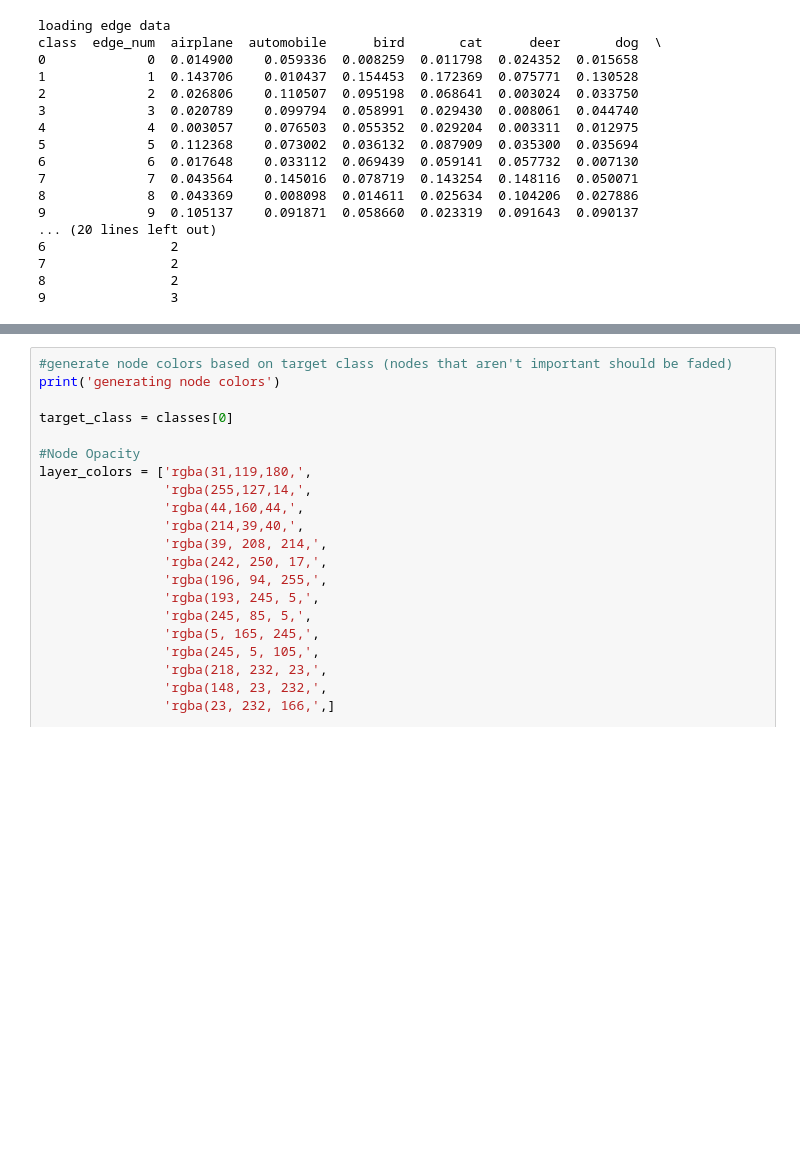
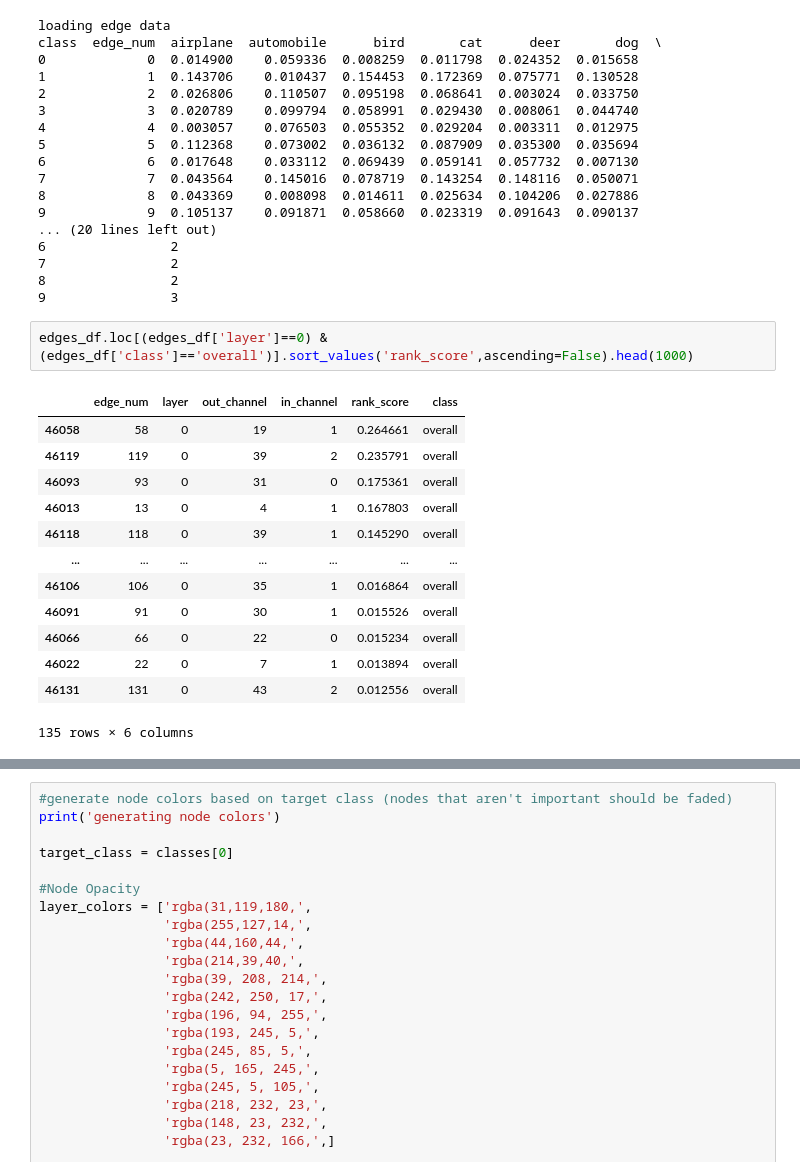
Before and after one commit to chrishamblin7/viscnn, a Jupyter notebook: launch_visualizer.ipynb, the cells around one changed output, grey strips where cells are left out. Cells and saved outputs as stored; diff of their text form; blank space fills up the shorter version.

```diff
--- a/launch_visualizer.ipynb
+++ b/launch_visualizer.ipynb
@@ -201,3 +200,19 @@ class  edge_num  airplane  automobile      bird       cat      deer       dog  \
 7                2
 8                2
 9                3
+# %%
+edges_df.loc[(edges_df['layer']==0) & (edges_df['class']=='overall')].sort_values('rank_score',ascending=False).head(1000)
+# %% [output]
+|  | edge_num | layer | out_channel | in_channel | rank_score | class |
+| 46058 | 58 | 0 | 19 | 1 | 0.264661 | overall |
+| 46119 | 119 | 0 | 39 | 2 | 0.235791 | overall |
+| 46093 | 93 | 0 | 31 | 0 | 0.175361 | overall |
+| 46013 | 13 | 0 | 4 | 1 | 0.167803 | overall |
+| 46118 | 118 | 0 | 39 | 1 | 0.145290 | overall |
+| ... | ... | ... | ... | ... | ... | ... |
+| 46106 | 106 | 0 | 35 | 1 | 0.016864 | overall |
+| 46091 | 91 | 0 | 30 | 1 | 0.015526 | overall |
+| 46066 | 66 | 0 | 22 | 0 | 0.015234 | overall |
+| 46022 | 22 | 0 | 7 | 1 | 0.013894 | overall |
+| 46131 | 131 | 0 | 43 | 2 | 0.012556 | overall |
+135 rows × 6 columns
```
Also changed, not shown: parts of 19 cells of this notebook.
